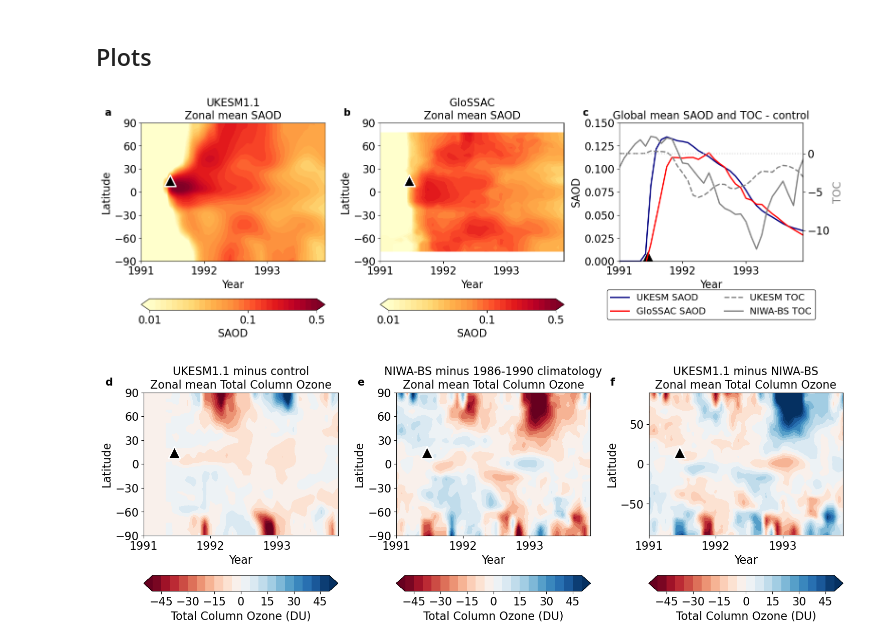
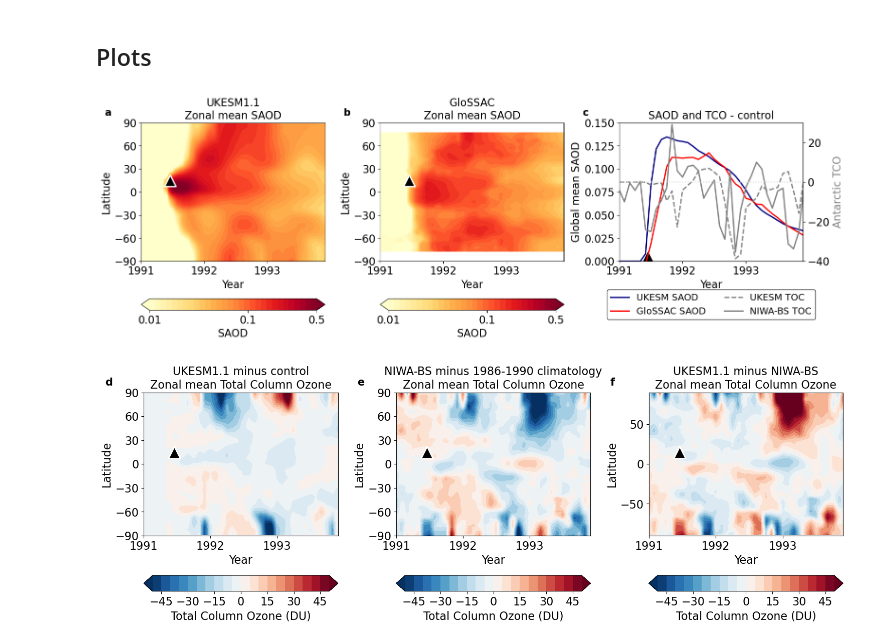
Before and after one commit to maychim/volc_ozone, a Jupyter notebook: Figure6.ipynb, the cells around one changed output. Drawn from its saved outputs; the diff is of its cells as text; code cells hidden in the pictures.

Commit message:
Update main text figures
Minor changes in colour maps and lines

```diff
--- a/Figure6.ipynb
+++ b/Figure6.ipynb
@@ -92,6 +92,7 @@ years = range(1986, 1994)
 datasets = []
 zonal_means = []
 global_means = []
+BD_antarc_mean = []
 
 for year in years:
     filepath = base_path + file_pattern.format(year)
@@ -102,16 +103,23 @@ for year in years:
     zonal_means.append(zonal_mean)
     global_means.append(global_mean)
 
+
+    antarc_mean = calc_antarc_toc(dataset.tco)
+    BD_antarc_mean.append(antarc_mean)
+
 # Create the control dataset (1979-1990)
 BD_zonal_control = xr.concat(zonal_means[:5], dim='time')
 BD_global_control = xr.concat(global_means[:5], dim='time')
+BD_antarc_control = xr.concat(BD_antarc_mean[:5], dim='time')
 
 # Create the main dataset (1991-1993)
 BD_zonal = xr.concat(zonal_means[5:], dim='time')
 BD_global = xr.concat(global_means[5:], dim='time')
+BD_antarc = xr.concat(BD_antarc_mean[5:], dim='time')
 
 BD_zonal_control_gb = BD_zonal_control.groupby('time.month').mean('time')
 BD_global_control_gb = BD_global_control.groupby('time.month').mean('time')
+BD_antarc_control_gb = BD_antarc_control.groupby('time.month').mean('time')
 # %% [markdown]
 ## Plots
 # %%
@@ -233,20 +241,27 @@ ax3.plot(time, global_saod - global_control_saod, label='UKESM SAOD', color = 'n
 ax3.plot(time, glossac_mean.groupby('time.month') - glossac_control_global_mean, label='GloSSAC SAOD', color = 'red', lw = 2)
 
 ax3_right = ax3.twinx()
-ax3_right.plot(time, global_toc - global_control_toc, label='UKESM TOC', ls = '--', lw = 2, color = 'grey')
-ax3_right.plot(time, BD_global.groupby('time.month') - BD_global_control_gb, label='NIWA-BS TOC',color = 'grey', lw = 2)
+
+# Global TCO
+#ax3_right.plot(time, global_toc - global_control_toc, label='UKESM TOC', ls = '--', lw = 2, color = 'grey')
+#ax3_right.plot(time, BD_global.groupby('time.month') - BD_global_control_gb, label='NIWA-BS TOC',color = 'grey', lw = 2)
+
+# Antarctic TCO
+ax3_right.plot(time, antarc_toc - antarc_control_toc, label='UKESM TOC', ls = '--', lw = 2, color = 'grey')
+ax3_right.plot(time, BD_antarc.groupby('time.month') - BD_antarc_control_gb, label='NIWA-BS TOC',color = 'grey', lw = 2)
+
 ax3_right.axhline(0, color='lightgrey',ls='dotted')
 
 ax3.scatter(1991.45,0, color='k', ec = 'white', marker='^', s=1200, lw=2)
 
-ax3.set_title('Global mean SAOD and TOC - control')
+ax3.set_title('SAOD and TCO - control')
 ax3.set_xlabel('Year')
 ax3.set_xticks([1991, 1992, 1993])
-ax3.set_ylabel('SAOD')
+ax3.set_ylabel('Global mean SAOD')
 ax3.set_ylim(0,0.15)
 ax3.set_xlim(1991,1993.9)
-ax3_right.set_ylabel('TOC', color='grey')
-ax3_right.set_ylim(-14,4)
+ax3_right.set_ylabel('Antarctic TCO', color='grey')
+ax3_right.set_ylim(-40,30)
 
 
 cbar_ax = fig1.add_subplot(gs[1, 0])
@@ -271,7 +286,7 @@ legend_ax.legend(lines1 + lines2, labels1 + labels2, loc='center', ncol=2, fonts
 plt.subplots_adjust(top=0.88, bottom=0.22, hspace=0.5, wspace=0.3)
 plt.show()
 # %% [output]
-[figure, old version]
+[figure, new version]
 # %%
 fig1 = plt.figure(figsize=(18, 6))
 gs = gridspec.GridSpec(2, 3, height_ratios=[18, 2])
@@ -290,7 +305,7 @@ levels = np.linspace(-50, 50, 21)
 
 diff = zonal_toc - zonal_control_toc
 
-contour1 = ax1.contourf(X, Y, diff.transpose(), levels=levels, cmap='RdBu', extend='both')
+contour1 = ax1.contourf(X, Y, diff.transpose(), levels=levels, cmap='RdBu_r', extend='both')
 ax1.scatter(1991+165/360, 15, marker='^', color='k', s=300, ec='white',lw=2)
 
 ax1.set_title('UKESM1.1 minus control\nZonal mean Total Column Ozone')
@@ -310,7 +325,7 @@ levels = np.linspace(-50, 50, 21)
 
 diff = BD_zonal.groupby('time.month') - BD_zonal_control_gb
 
-contour2 = ax2.contourf(X, Y, diff.transpose(), levels=levels, cmap='RdBu', extend='both')
+contour2 = ax2.contourf(X, Y, diff.transpose(), levels=levels, cmap='RdBu_r', extend='both')
 ax2.scatter(1991+165/360, 15, marker='^', color='k', s=300, ec='white',lw=2)
 ax2.set_title('NIWA-BS minus 1986-1990 climatology\nZonal mean Total Column Ozone')
 ax2.set_xlabel('Year')
@@ -346,32 +361,32 @@ latitudes = zonal_toc.latitude
 time = np.arange(1991,1994,1/12)
 X,Y = np.meshgrid(time, latitudes)
 
 levels = np.linspace(-50, 50, 21)
 
-contour3 = ax3.contourf(X, Y, difference.transpose(), levels=levels, cmap='RdBu', extend = 'both')
+contour3 = ax3.contourf(X, Y, difference.transpose(), levels=levels, cmap='RdBu_r', extend = 'both')
 ax3.scatter(1991+165/360, 15, marker='^', color = 'k', s = 300, ec = 'white', lw=2)
 
 ax3.set_title('UKESM1.1 minus NIWA-BS\nZonal mean Total Column Ozone')
 ax3.set_xlabel('Year')
 ax3.set_xticks([1991, 1992, 1993])
 ax3.set_ylabel('Latitude')
 ax3.set_ylim(-90,90)
 ax3.set_xlim(1991,1993.9)
 
 
 cbar_ax = fig1.add_subplot(gs[1, 0])
 cbar = fig1.colorbar(contour1, cax=cbar_ax, orientation='horizontal')
 cbar.set_label('Total Column Ozone (DU)')
 
 cbar_ax = fig1.add_subplot(gs[1, 1])
 cbar = fig1.colorbar(contour2, cax=cbar_ax, orientation='horizontal')
 cbar.set_label('Total Column Ozone (DU)')
 
 cbar_ax = fig1.add_subplot(gs[1, 2])
 cbar = fig1.colorbar(contour3, cax=cbar_ax, orientation='horizontal')
 cbar.set_label('Total Column Ozone (DU)')
 
 plt.subplots_adjust(top=0.88, bottom=0.22, hspace=0.5, wspace=0.3)
 plt.show()
 # %% [output]
-[figure, old version]
+[figure, new version]
```
Also changed, not shown: 2 other files.
